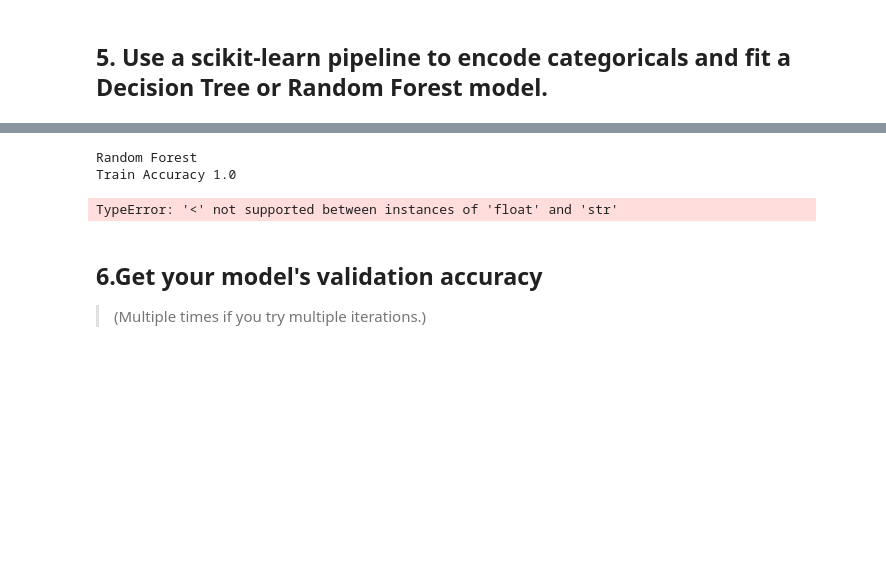
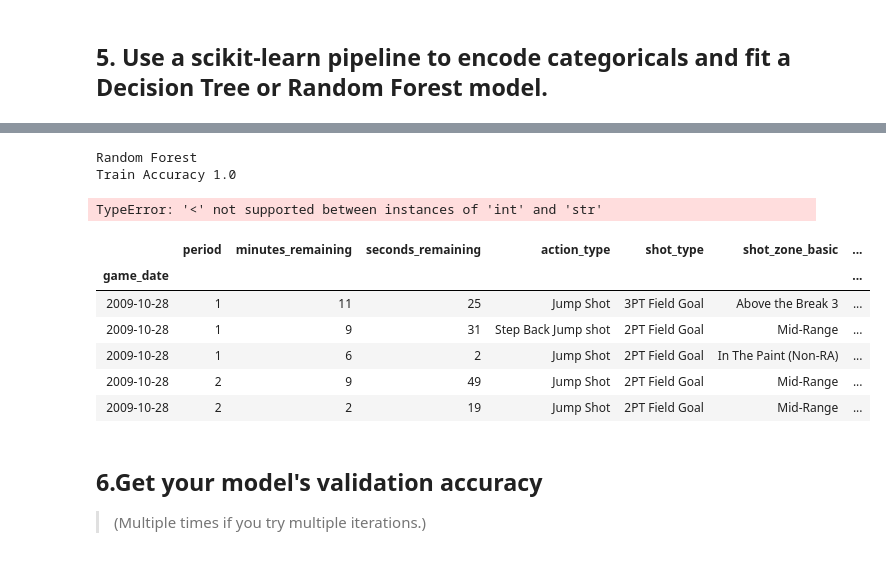
Before and after one commit to filchyboy/DS-Unit-2-Kaggle-Challenge, a Jupyter notebook: DS_Sprint_Challenge_6.ipynb, the cells around one changed output, grey strips where cells are left out. Saved outputs shown, nothing was run; the diff lists cells and outputs as text; code cells hidden in the pictures; blank space fills up the shorter version.

```diff
--- a/DS_Sprint_Challenge_6.ipynb
+++ b/DS_Sprint_Challenge_6.ipynb
@@ -128,3 +103,5 @@ Converted 'game_date' to datetime pandas and then pulled out the year and added
+# %%
+df['home'] = df['htm']=='GSW'
 # %%
 df = df.set_index('game_date')
 train = df[:'2018-09:30']
@@ -213,7 +160,7 @@ def wrangle(X):
     """Wrangle train, validate, and test sets in the same way"""
 
     # Drop columns
-    # none = ['game_id', 'game_event_id', 'loc_x', 'loc_y', 'player_name' ]
-    X = X.drop(columns='player_name')
+    none = ['game_id', 'game_event_id', 'loc_x', 'loc_y', 'player_name']
+    X = X.drop(columns=none)
     # return the wrangled dataframe
     return X
@@ -279,4 +202,4 @@ print('Validation Accuracy', pipeline.score(X_val, y_val))
 # %% [output]
 Random Forest
 Train Accuracy 1.0
-TypeError: '<' not supported between instances of 'float' and 'str'
+TypeError: '<' not supported between instances of 'int' and 'str'
@@ -291,3 +206,13 @@ TypeError: '<' not supported between instances of 'float' and 'str'
+# %%
+X_train.head()
+# %% [output]
+|  | period | minutes_remaining | seconds_remaining | action_type | shot_type | shot_zone_basic | ... |
+| game_date |  |  |  |  |  |  | ... |
+| 2009-10-28 | 1 | 11 | 25 | Jump Shot | 3PT Field Goal | Above the Break 3 | ... |
+| 2009-10-28 | 1 | 9 | 31 | Step Back Jump shot | 2PT Field Goal | Mid-Range | ... |
+| 2009-10-28 | 1 | 6 | 2 | Jump Shot | 2PT Field Goal | In The Paint (Non-RA) | ... |
+| 2009-10-28 | 2 | 9 | 49 | Jump Shot | 2PT Field Goal | Mid-Range | ... |
+| 2009-10-28 | 2 | 2 | 19 | Jump Shot | 2PT Field Goal | Mid-Range | ... |
 # %% [markdown]
 ## 6.Get your model's validation accuracy
 
```
Also changed, not shown: parts of 33 cells of this notebook.
